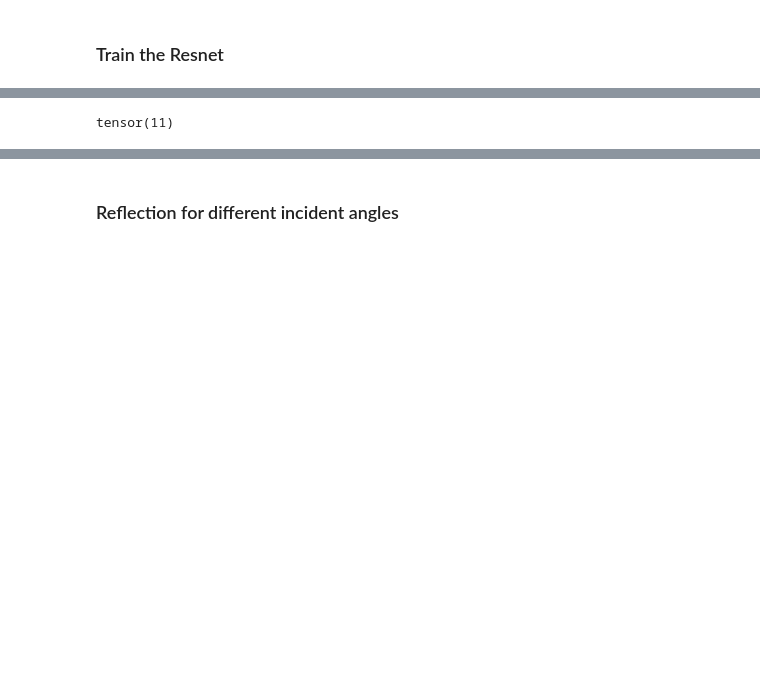
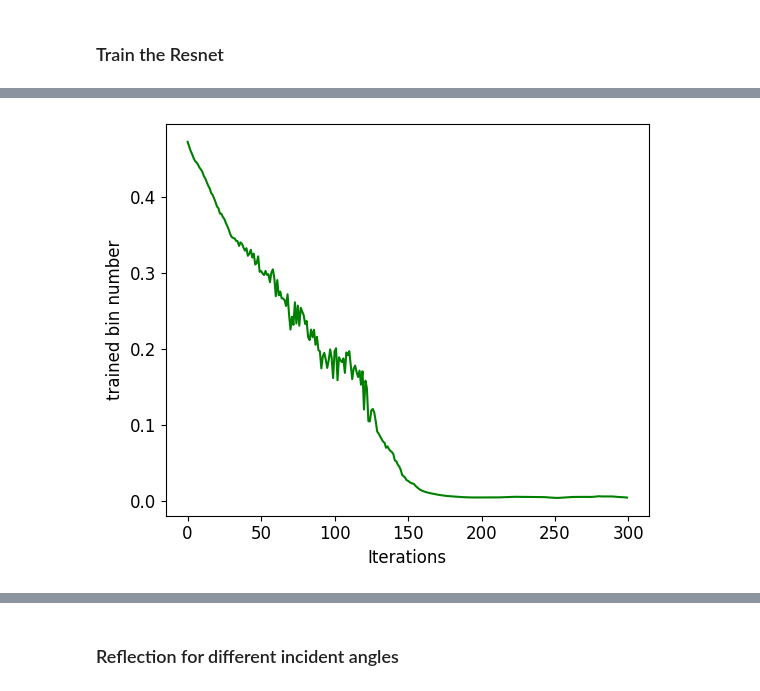
Before and after one commit to FatemeFarhang/GLOnet_for_SDPC, a Jupyter notebook: SDPC_optim.ipynb, the cells around one changed output, grey strips where cells are left out. Drawn from its saved outputs; the diff is of its cells as text; code cells hidden in the pictures; blank space fills up the shorter version.

```diff
--- a/SDPC_optim.ipynb
+++ b/SDPC_optim.ipynb
@@ -136,7 +155,10 @@ for i in range(1):
-# %%
-torch.round(torch.tensor(glonet.b_training)).int().sum()
-# %% [output]
-tensor(11)
+# %%
+plt.plot(torch.tensor(glonet.b_training).cpu(), 'g')
+plt.ylabel('trained bin number')
+plt.xlabel('Iterations')
+plt.show()
+# %% [output]
+[figure, added]
 # %%
 with torch.no_grad():
     params.k_test = 2 * math.pi / torch.linspace(0.3, 2.5, 400)
```
Also changed, not shown: parts of 9 cells of this notebook, 4 other files.
